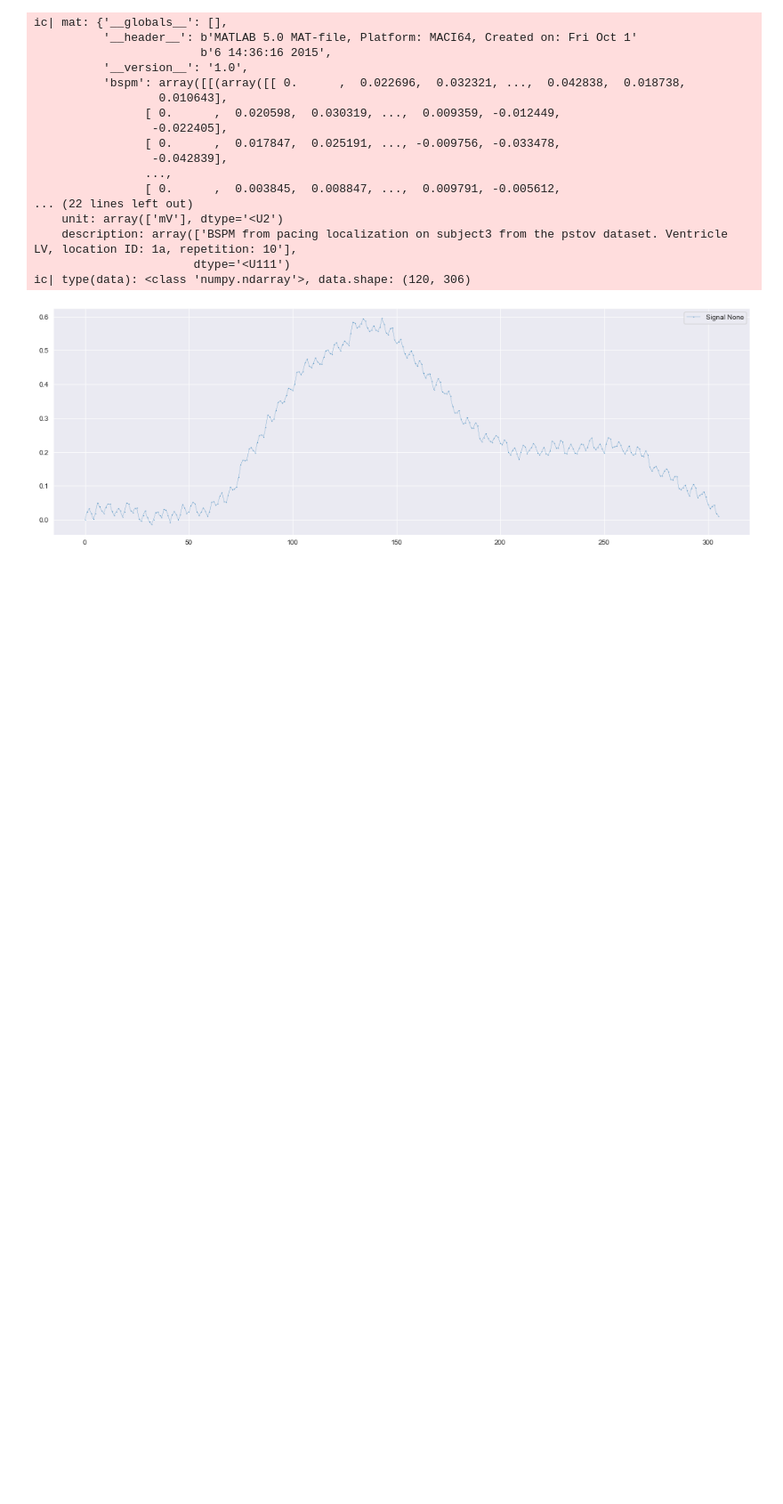
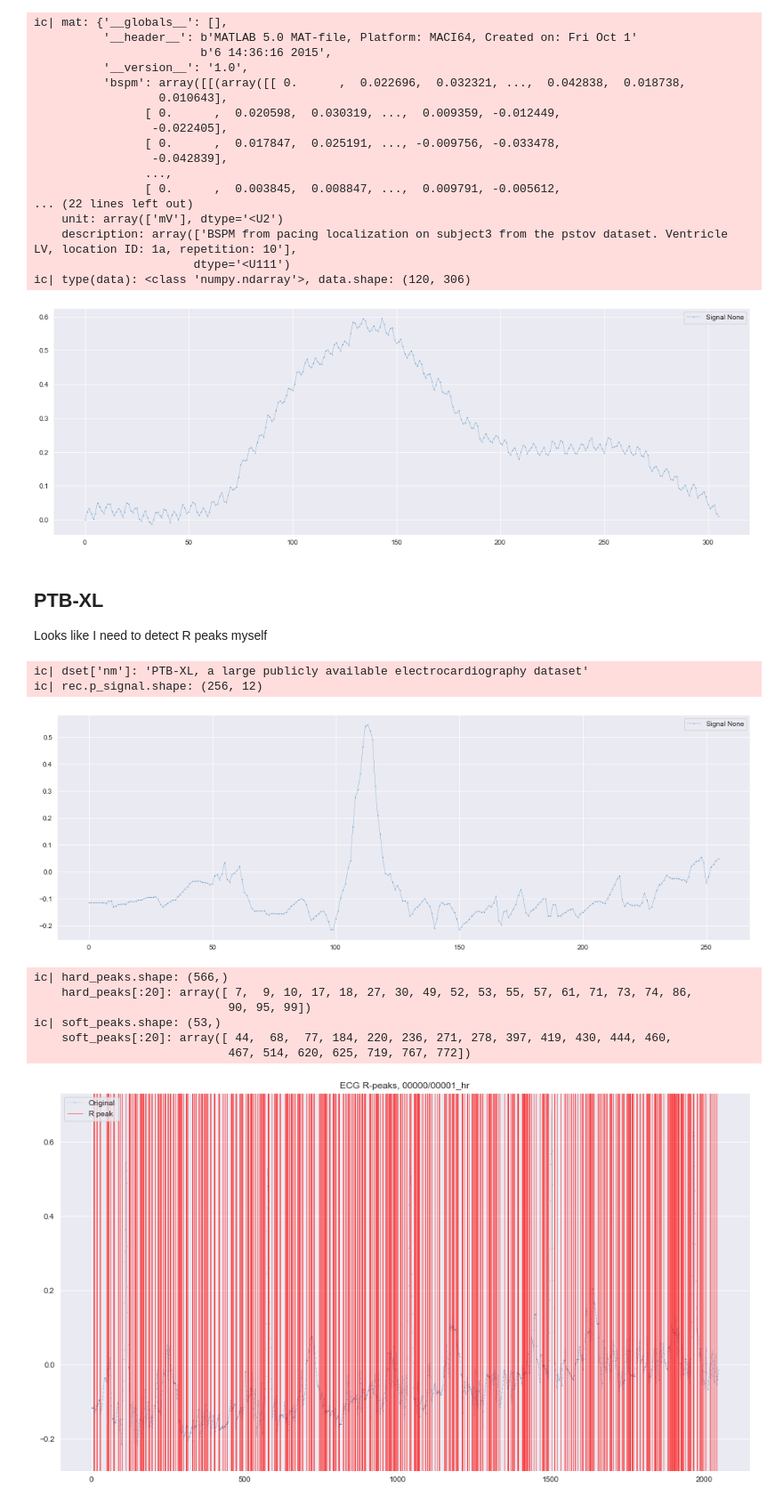
Before and after one commit to StefanHeng/ECG-Representation-Learning, a Jupyter notebook: Data_Processing/explore_dataset.ipynb, the cells around one changed output. Shown at 89% size. Saved outputs shown, nothing was run; the diff lists cells and outputs as text; code cells hidden in the pictures; blank space fills up the shorter version.

```diff
--- a/Data_Processing/explore_dataset.ipynb
+++ b/Data_Processing/explore_dataset.ipynb
@@ -137,3 +144,40 @@ ic| mat: {'__globals__': [],
                        dtype='<U111')
 ic| type(data): <class 'numpy.ndarray'>, data.shape: (120, 306)
 [figure]
+# %% [markdown]
+## PTB-XL
+Looks like I need to detect R peaks myself
+# %%
+dset = config(f'datasets.{dsets[2]}')
+ic(dset['nm'])
+
+rnm = '00000/00001_hr'
+fnm = f'{dset["dir_nm"]}/{rnm}'
+
+sampto = 2 ** 8
+rec = wfdb.rdrecord(fnm, sampto=sampto)
+ic(rec.p_signal.shape)
+sig = rec.p_signal[:, 0]
+plot_single(sig)
+
+
+sampto = 2 ** 11
+rec = wfdb.rdrecord(fnm, sampto=sampto)
+sig = rec.p_signal[:, 0]
+
+hard_peaks, soft_peaks = wfdb.processing.find_peaks(sig)
+ic(hard_peaks.shape, hard_peaks[:20])  # Doesn't look good
+ic(soft_peaks.shape, soft_peaks[:20])
+plot_rpeak(sig, hard_peaks, title=rnm)
+plot_rpeak(sig, soft_peaks, title=rnm)
+# %% [output]
+ic| dset['nm']: 'PTB-XL, a large publicly available electrocardiography dataset'
+ic| rec.p_signal.shape: (256, 12)
+[figure, added]
+ic| hard_peaks.shape: (566,)
+    hard_peaks[:20]: array([ 7,  9, 10, 17, 18, 27, 30, 49, 52, 53, 55, 57, 61, 71, 73, 74, 86,
+                            90, 95, 99])
+ic| soft_peaks.shape: (53,)
+    soft_peaks[:20]: array([ 44,  68,  77, 184, 220, 236, 271, 278, 397, 419, 430, 444, 460,
+                            467, 514, 620, 625, 719, 767, 772])
+[figure, added]
```
Also changed, not shown: parts of 3 cells of this notebook, 3 other files.
